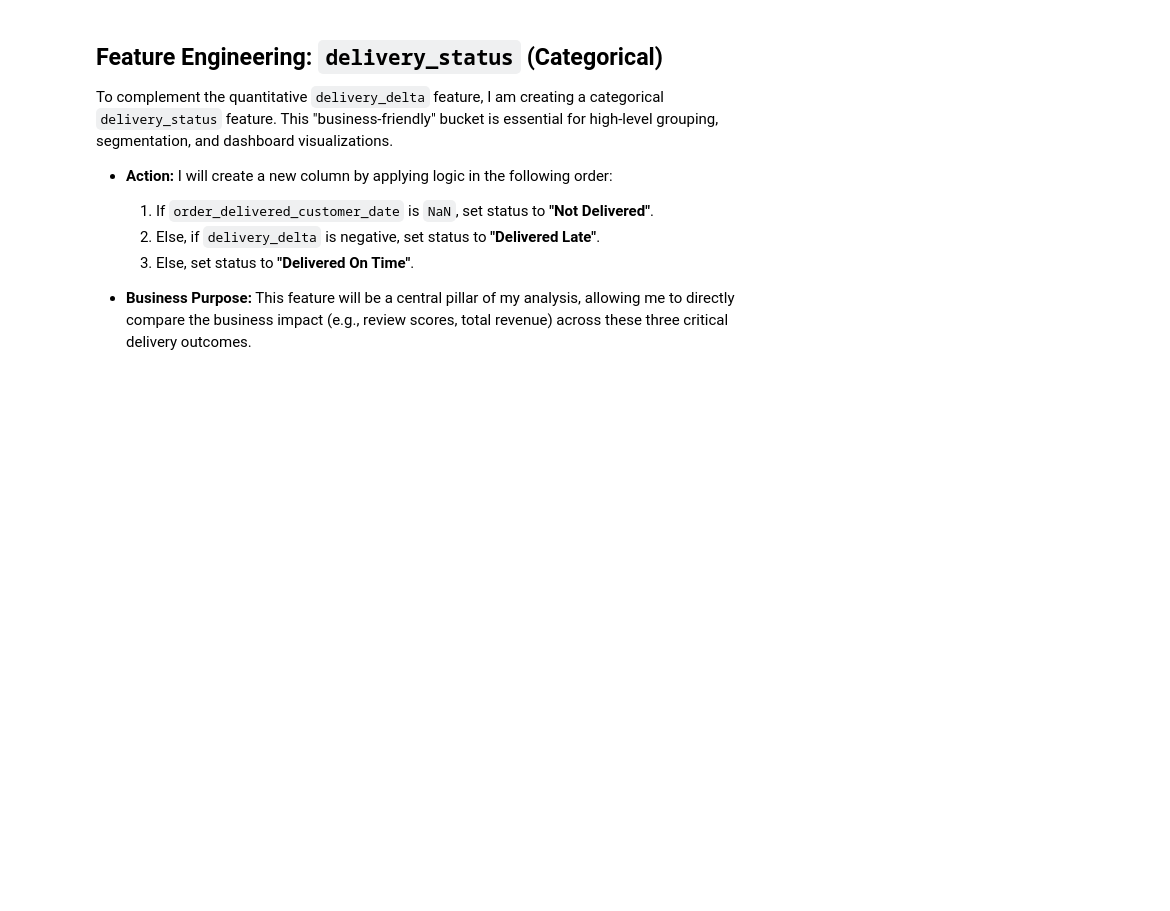
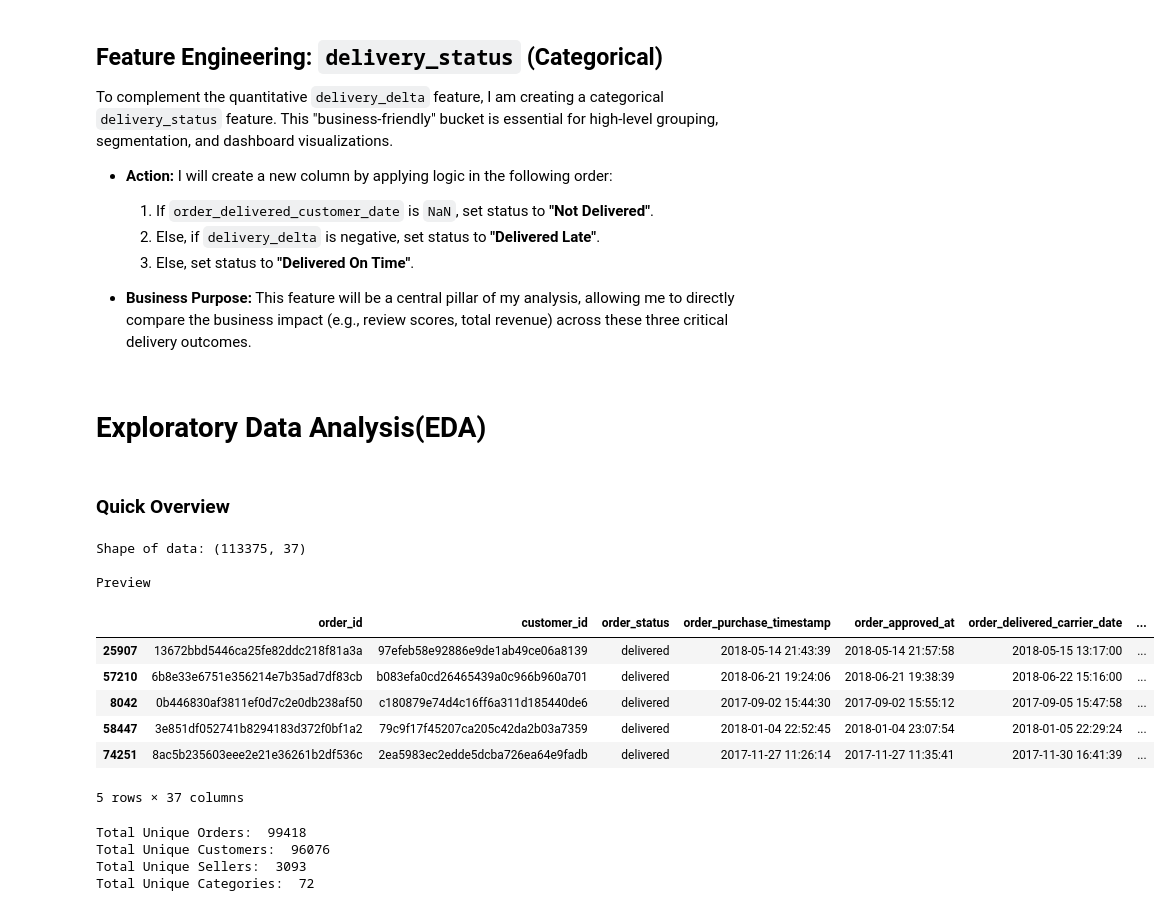
Before and after one commit to zeeshan-akram-ds/Olist-ECommerce-Analysis, a Jupyter notebook: notebooks/02-analysis.ipynb, the cells around one changed output. Cells and saved outputs as stored; diff of their text form; code cells hidden in the pictures; blank space fills up the shorter version.

```diff
--- a/notebooks/02-analysis.ipynb
+++ b/notebooks/02-analysis.ipynb
@@ -259,3 +259,36 @@ To complement the quantitative `delivery_delta` feature, I am creating a categor
     3.  Else, set status to **"Delivered On Time"**.
 
 * **Business Purpose:** This feature will be a central pillar of my analysis, allowing me to directly compare the business impact (e.g., review scores, total revenue) across these three critical delivery outcomes.
+# %% [markdown]
+# Exploratory Data Analysis(EDA)
+# %% [markdown]
+### Quick Overview
+# %%
+print("Shape of data:", df.shape)
+print("\nPreview")
+display(df.sample(5))
+# %% [output]
+Shape of data: (113375, 37)
+
+Preview
+|  | order_id | customer_id | order_status | order_purchase_timestamp | order_approved_at | order_delivered_carrier_date | ... |
+| 25907 | 13672bbd5446ca25fe82ddc218f81a3a | 97efeb58e92886e9de1ab49ce06a8139 | delivered | 2018-05-14 21:43:39 | 2018-05-14 21:57:58 | 2018-05-15 13:17:00 | ... |
+| 57210 | 6b8e33e6751e356214e7b35ad7df83cb | b083efa0cd26465439a0c966b960a701 | delivered | 2018-06-21 19:24:06 | 2018-06-21 19:38:39 | 2018-06-22 15:16:00 | ... |
+| 8042 | 0b446830af3811ef0d7c2e0db238af50 | c180879e74d4c16ff6a311d185440de6 | delivered | 2017-09-02 15:44:30 | 2017-09-02 15:55:12 | 2017-09-05 15:47:58 | ... |
+| 58447 | 3e851df052741b8294183d372f0bf1a2 | 79c9f17f45207ca205c42da2b03a7359 | delivered | 2018-01-04 22:52:45 | 2018-01-04 23:07:54 | 2018-01-05 22:29:24 | ... |
+| 74251 | 8ac5b235603eee2e21e36261b2df536c | 2ea5983ec2edde5dcba726ea64e9fadb | delivered | 2017-11-27 11:26:14 | 2017-11-27 11:35:41 | 2017-11-30 16:41:39 | ... |
+5 rows × 37 columns
+# %%
+## total unique orders
+print("Total Unique Orders: ", df['order_id'].nunique())
+## total unique customers
+print("Total Unique Customers: ", df['customer_unique_id'].nunique())
+## total unique sellers
+print("Total Unique Sellers: ", df['seller_id'].nunique())
+## total product categories
+print("Total Unique Categories: ", df['product_category'].nunique())
+# %% [output]
+Total Unique Orders:  99418
+Total Unique Customers:  96076
+Total Unique Sellers:  3093
+Total Unique Categories:  72
```
Also changed, not shown: parts of 7 cells of this notebook.
